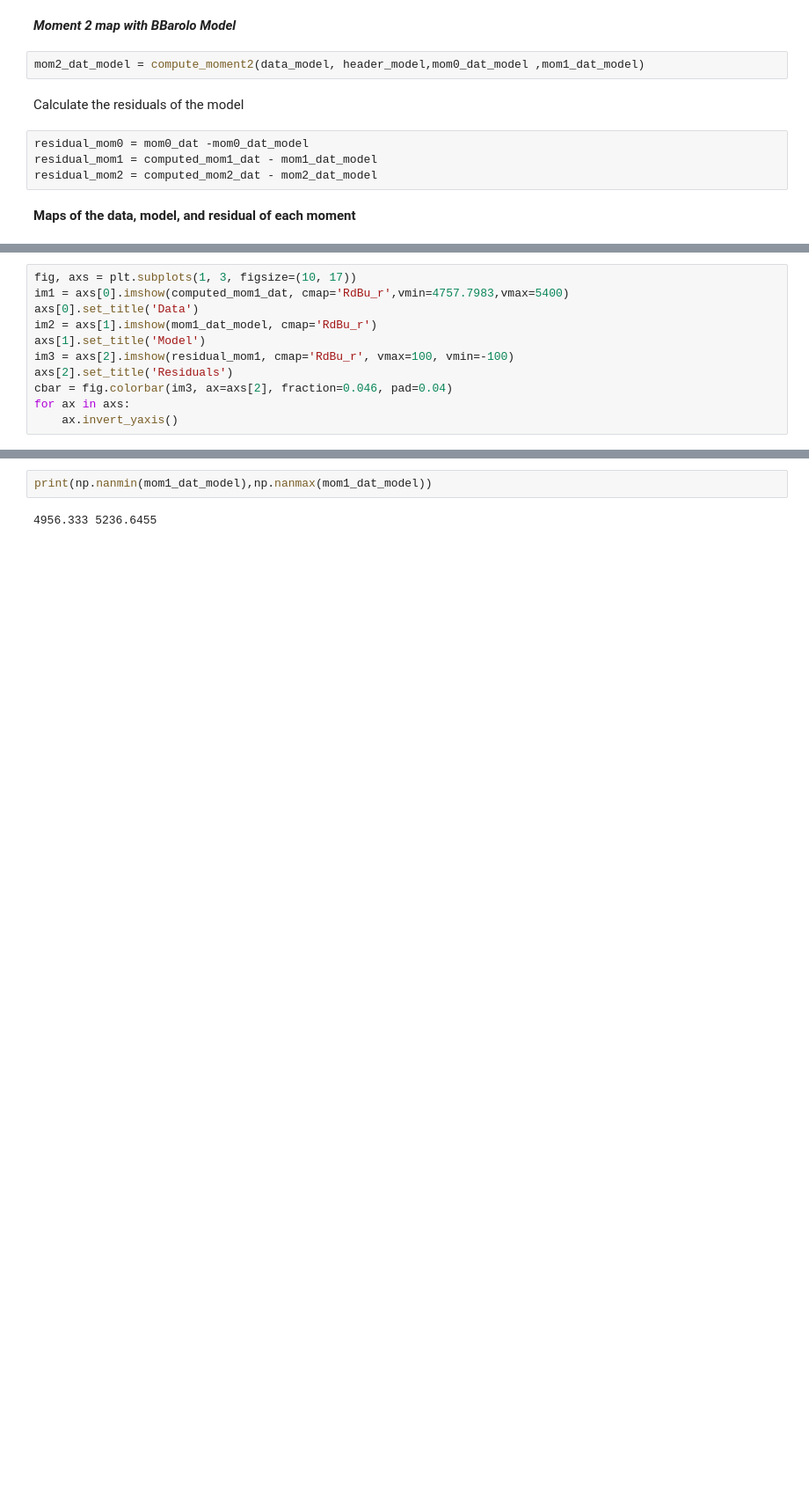
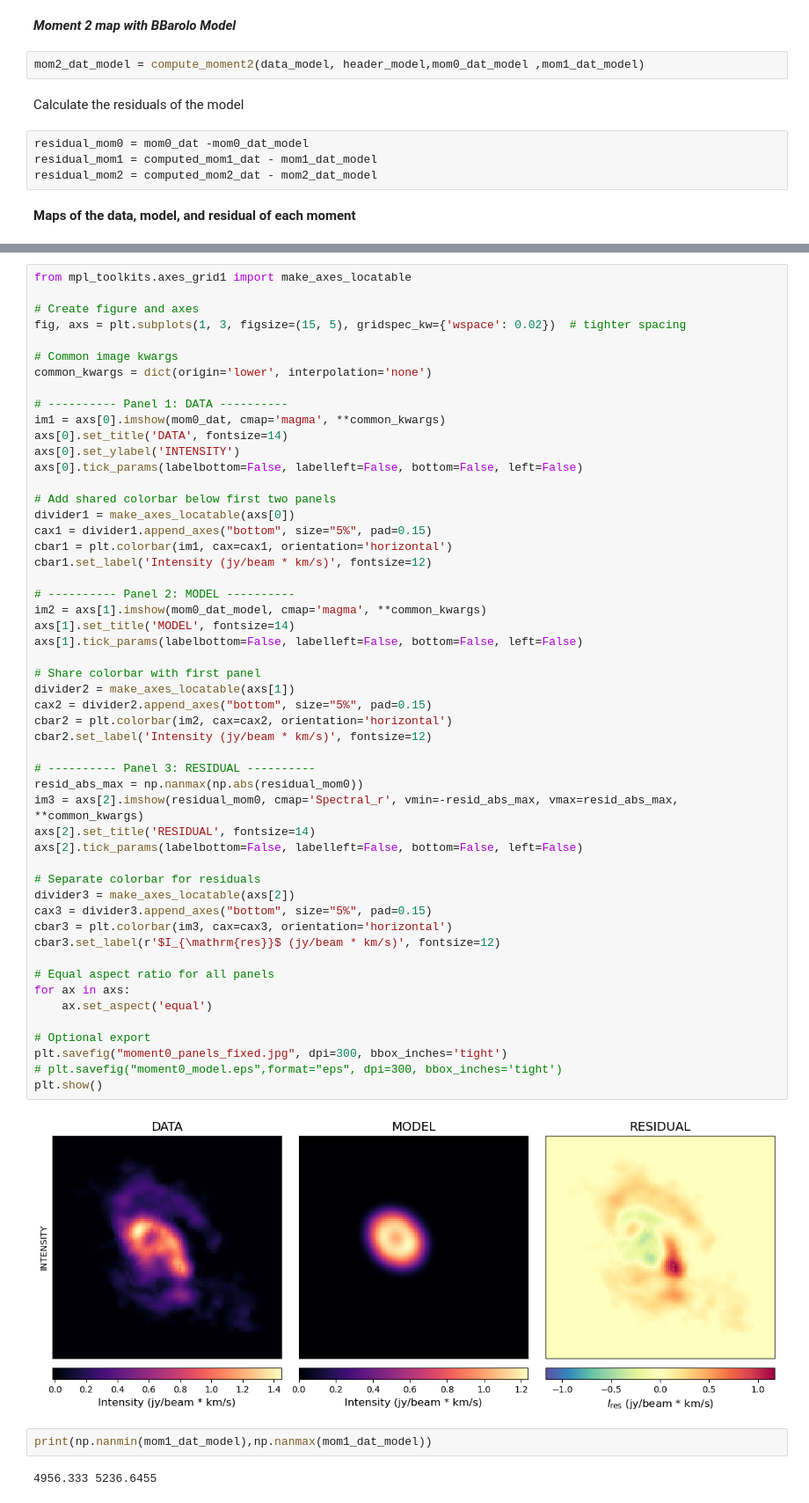
Before and after one commit to AnyelTars/Arp86-Galaxy-System, a Jupyter notebook: NGC7753/moment_maps-ngc7753.ipynb, the cells around one changed output, grey strips where cells are left out. Shown at 88% size. Saved outputs shown, nothing was run; the diff lists cells and outputs as text; blank space fills up the shorter version.

```diff
--- a/NGC7753/moment_maps-ngc7753.ipynb
+++ b/NGC7753/moment_maps-ngc7753.ipynb
@@ -438,11 +459,0 @@ plt.show()
-# %%
-fig, axs = plt.subplots(1, 3, figsize=(10, 17))
-im1 = axs[0].imshow(computed_mom1_dat, cmap='RdBu_r',vmin=4757.7983,vmax=5400)
-axs[0].set_title('Data')
-im2 = axs[1].imshow(mom1_dat_model, cmap='RdBu_r')
-axs[1].set_title('Model')
-im3 = axs[2].imshow(residual_mom1, cmap='RdBu_r', vmax=100, vmin=-100)
-axs[2].set_title('Residuals')
-cbar = fig.colorbar(im3, ax=axs[2], fraction=0.046, pad=0.04)
-for ax in axs:
-    ax.invert_yaxis()
@@ -451,3 +460,57 @@ for ax in axs:
+# %%
+from mpl_toolkits.axes_grid1 import make_axes_locatable
+
+# Create figure and axes
+fig, axs = plt.subplots(1, 3, figsize=(15, 5), gridspec_kw={'wspace': 0.02})  # tighter spacing
+
+# Common image kwargs
+common_kwargs = dict(origin='lower', interpolation='none')
+
+# ---------- Panel 1: DATA ----------
+im1 = axs[0].imshow(mom0_dat, cmap='magma', **common_kwargs)
+axs[0].set_title('DATA', fontsize=14)
+axs[0].set_ylabel('INTENSITY')
+axs[0].tick_params(labelbottom=False, labelleft=False, bottom=False, left=False)
+
+# Add shared colorbar below first two panels
+divider1 = make_axes_locatable(axs[0])
+cax1 = divider1.append_axes("bottom", size="5%", pad=0.15)
+cbar1 = plt.colorbar(im1, cax=cax1, orientation='horizontal')
+cbar1.set_label('Intensity (jy/beam * km/s)', fontsize=12)
+
+# ---------- Panel 2: MODEL ----------
+im2 = axs[1].imshow(mom0_dat_model, cmap='magma', **common_kwargs)
+axs[1].set_title('MODEL', fontsize=14)
+axs[1].tick_params(labelbottom=False, labelleft=False, bottom=False, left=False)
+
+# Share colorbar with first panel
+divider2 = make_axes_locatable(axs[1])
+cax2 = divider2.append_axes("bottom", size="5%", pad=0.15)
+cbar2 = plt.colorbar(im2, cax=cax2, orientation='horizontal')
+cbar2.set_label('Intensity (jy/beam * km/s)', fontsize=12)
+
+# ---------- Panel 3: RESIDUAL ----------
+resid_abs_max = np.nanmax(np.abs(residual_mom0))
+im3 = axs[2].imshow(residual_mom0, cmap='Spectral_r', vmin=-resid_abs_max, vmax=resid_abs_max, **common_kwargs)
+axs[2].set_title('RESIDUAL', fontsize=14)
+axs[2].tick_params(labelbottom=False, labelleft=False, bottom=False, left=False)
+
+# Separate colorbar for residuals
+divider3 = make_axes_locatable(axs[2])
+cax3 = divider3.append_axes("bottom", size="5%", pad=0.15)
+cbar3 = plt.colorbar(im3, cax=cax3, orientation='horizontal')
+cbar3.set_label(r'$I_{\mathrm{res}}$ (jy/beam * km/s)', fontsize=12)
+
+# Equal aspect ratio for all panels
+for ax in axs:
+    ax.set_aspect('equal')
+
+# Optional export
+plt.savefig("moment0_panels_fixed.jpg", dpi=300, bbox_inches='tight')
+# plt.savefig("moment0_model.eps",format="eps", dpi=300, bbox_inches='tight')
+plt.show()
+# %% [output]
+[figure, added]
 # %%
 print(np.nanmin(mom1_dat_model),np.nanmax(mom1_dat_model))
 # %% [output]
```
Also changed, not shown: parts of 24 cells of this notebook.
